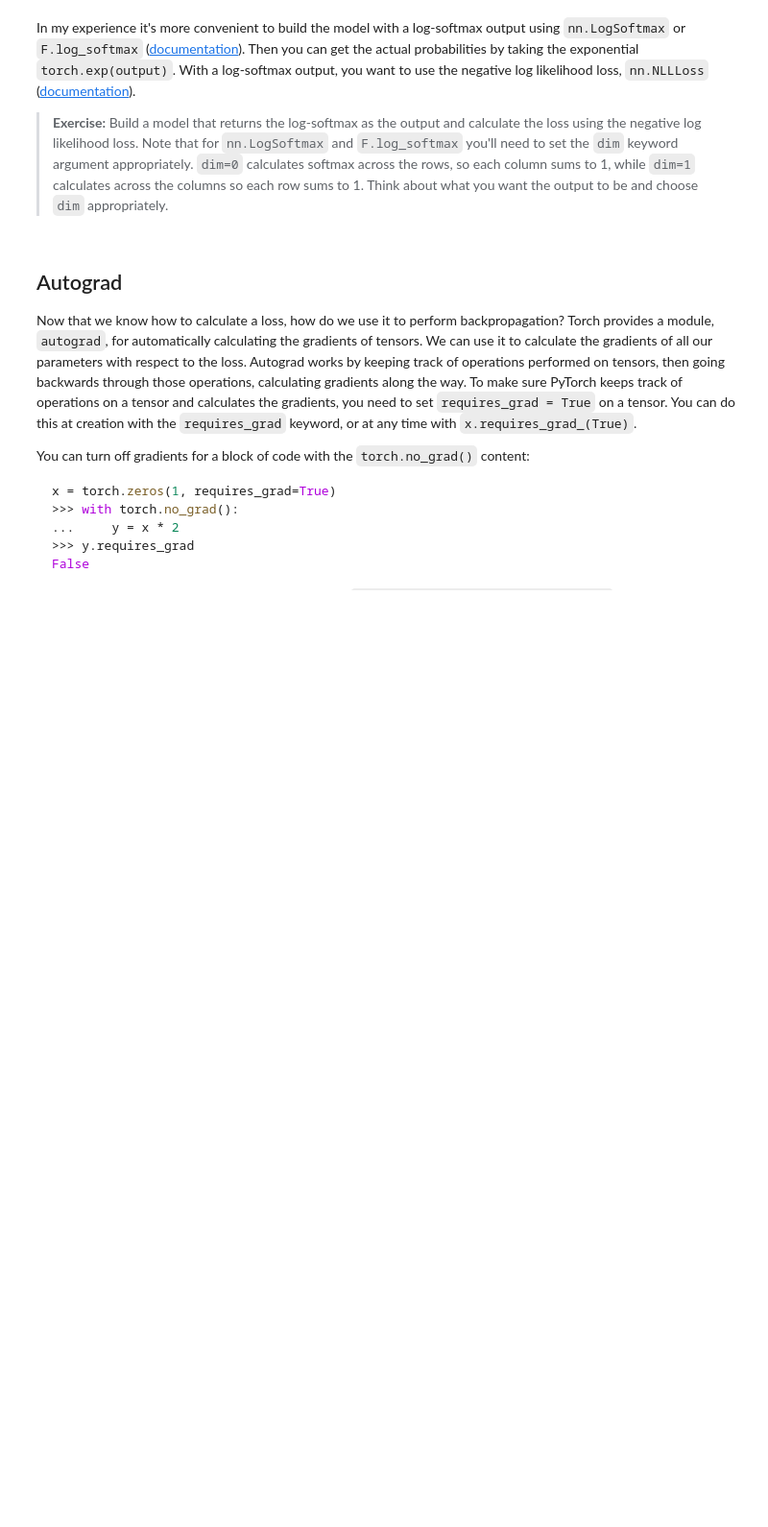
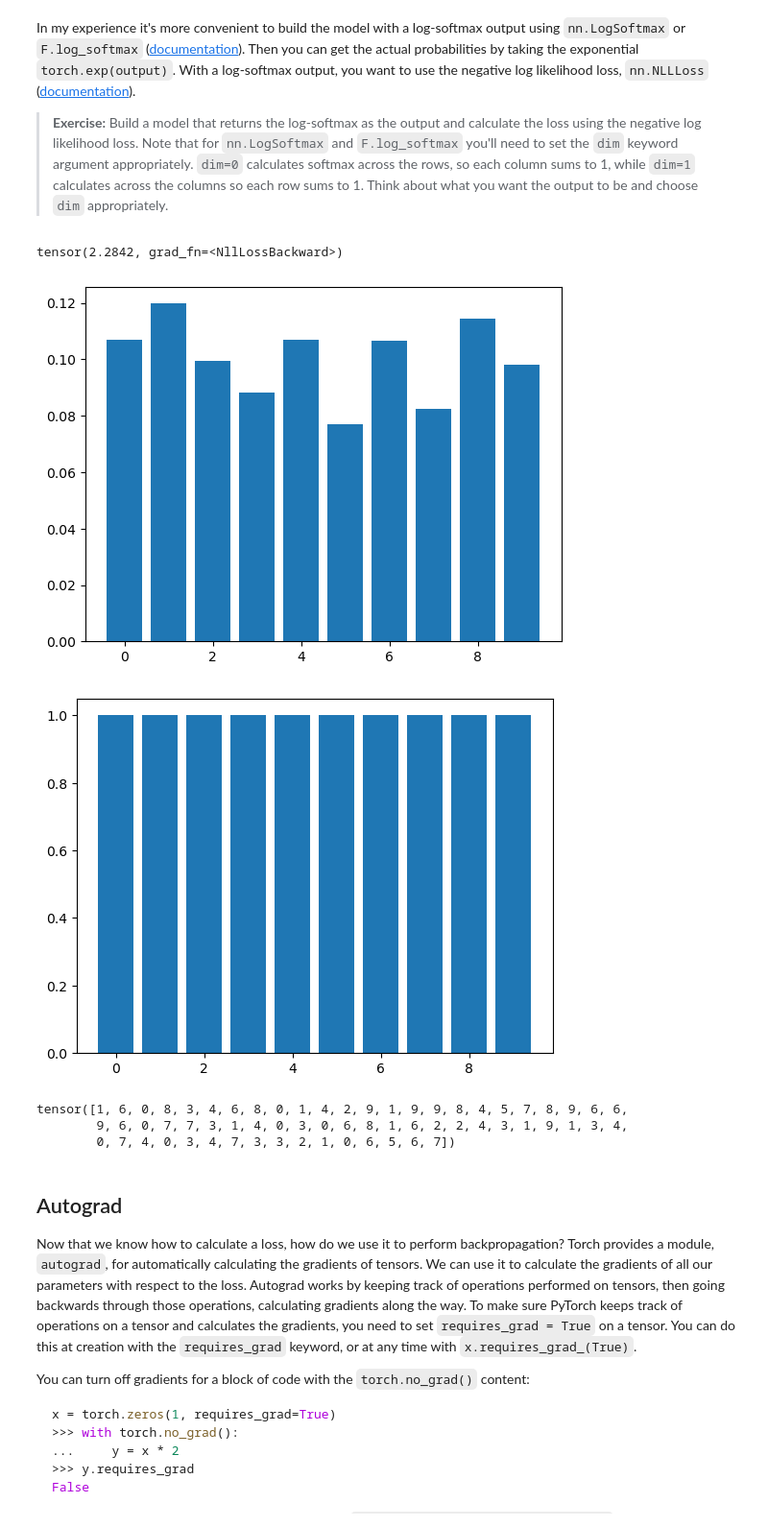
Before and after one commit to adhocmaster/ml-from-scratch, a Jupyter notebook: deep-learning-v2-pytorch-master/intro-to-pytorch/Part 3 - Training Neural Networks (Exercises).ipynb, the cells around one changed output. Shown: that part at 96% size. Saved outputs shown, nothing was run; the diff lists cells and outputs as text; code cells hidden in the pictures; blank space fills up the shorter version.

```diff
--- a/deep-learning-v2-pytorch-master/intro-to-pytorch/Part 3 - Training Neural Networks (Exercises).ipynb
+++ b/deep-learning-v2-pytorch-master/intro-to-pytorch/Part 3 - Training Neural Networks (Exercises).ipynb
@@ -112,28 +117,55 @@ tensor(2.3370, grad_fn=<NllLossBackward>)
 In my experience it's more convenient to build the model with a log-softmax output using `nn.LogSoftmax` or `F.log_softmax` ([documentation](https://pytorch.org/docs/stable/nn.html#torch.nn.LogSoftmax)). Then you can get the actual probabilities by taking the exponential `torch.exp(output)`. With a log-softmax output, you want to use the negative log likelihood loss, `nn.NLLLoss` ([documentation](https://pytorch.org/docs/stable/nn.html#torch.nn.NLLLoss)).
 
 >**Exercise:** Build a model that returns the log-softmax as the output and calculate the loss using the negative log likelihood loss. Note that for `nn.LogSoftmax` and `F.log_softmax` you'll need to set the `dim` keyword argument appropriately. `dim=0` calculates softmax across the rows, so each column sums to 1, while `dim=1` calculates across the columns so each row sums to 1. Think about what you want the output to be and choose `dim` appropriately.
+# %%
+def viewProb(prob):
+    plt.bar(range(10), prob)
+    plt.show()
 # %%
 # TODO: Build a feed-forward network
-model =
+model = nn.Sequential(
+    nn.Linear(784, 128),
+    nn.ReLU(),
+    nn.Linear(128, 64),
+    nn.ReLU(),
+    nn.Linear(64, 10),
+    nn.LogSoftmax(dim=1), # because it's a vector of one sample in forward pass
+)
 
 # TODO: Define the loss
-criterion =
+# criterion = nn.CrossEntropyLoss()
+criterion = nn.NLLLoss()
 
 ### Run this to check your work
 # Get our data
 dataiter = iter(trainloader)
 
 images, labels = next(dataiter)
 
 # Flatten images
 images = images.view(images.shape[0], -1)
 
 # Forward pass, get our logits
 logits = model(images)
 # Calculate the loss with the logits and the labels
-loss = criterion(logits, labels)
+loss = criterion(logits, labels) # target can be class index or probabilities.
 
 print(loss)
+# print(F.softmax(logits, dim=0))
+# probs = F.softmax(logits, dim=0).detach().numpy() needed for ffn only
+probs = torch.exp(logits).detach().numpy()
+viewProb(probs[0])
+
+# viewProb(probs[60])
+viewProb(labels[0])
+print(labels)
+# %% [output]
+tensor(2.2842, grad_fn=<NllLossBackward>)
+[figure, added]
+[figure, added]
+tensor([1, 6, 0, 8, 3, 4, 6, 8, 0, 1, 4, 2, 9, 1, 9, 9, 8, 4, 5, 7, 8, 9, 6, 6,
+        9, 6, 0, 7, 7, 3, 1, 4, 0, 3, 0, 6, 8, 1, 6, 2, 2, 4, 3, 1, 9, 1, 3, 4,
+        0, 7, 4, 0, 3, 4, 7, 3, 3, 2, 1, 0, 6, 5, 6, 7])
 # %% [markdown]
 ## Autograd
 
```
Also changed, not shown: parts of 14 cells of this notebook.
